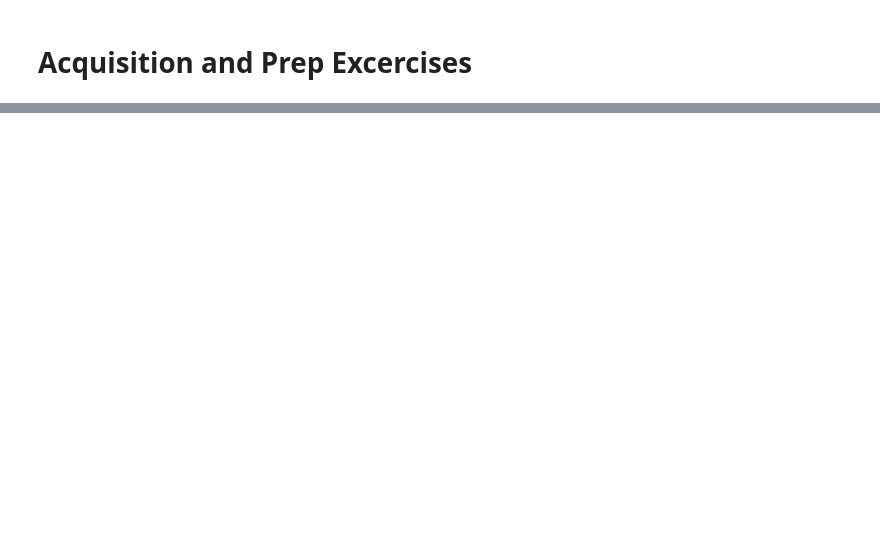
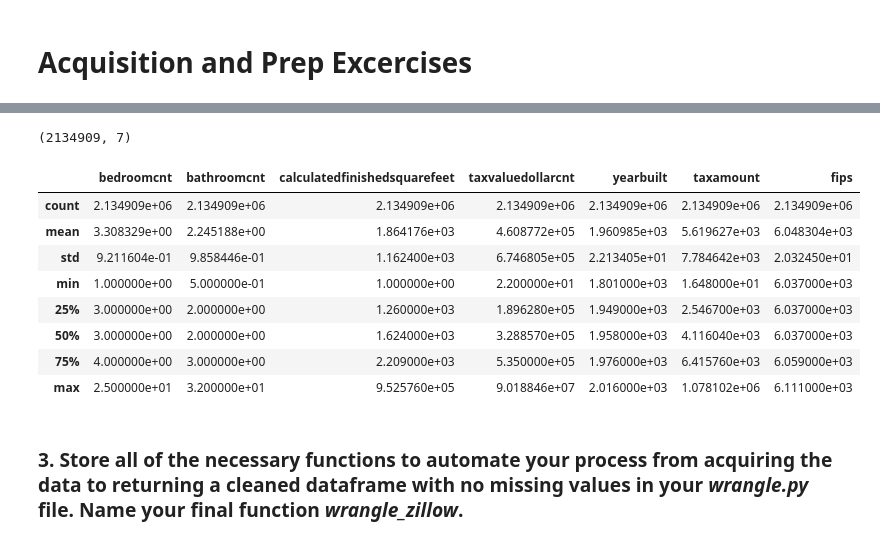
Before and after one commit to Marc-Aradillas/regression-exercises, a Jupyter notebook: wrangle.ipynb, the cells around one changed output, grey strips where cells are left out. Drawn from its saved outputs; the diff is of its cells as text; code cells hidden in the pictures; blank space fills up the shorter version.

```diff
--- a/wrangle.ipynb
+++ b/wrangle.ipynb
@@ -55,0 +222,3 @@ In these exercises, you will complete the first step toward the above goal: acqu
+# %%
+df.taxvaluedollarcnt = df.taxvaluedollarcnt.astype('int')
+df.taxvaluedollarcnt
@@ -55,0 +240,3 @@ In these exercises, you will complete the first step toward the above goal: acqu
+# %%
+df.calculatedfinishedsquarefeet = df.calculatedfinishedsquarefeet.astype('int')
+df.calculatedfinishedsquarefeet
@@ -55,0 +270,3 @@ In these exercises, you will complete the first step toward the above goal: acqu
+# %%
+df = df[df.bathroomcnt != 0.0]
+df.head()
@@ -55,0 +282,3 @@ In these exercises, you will complete the first step toward the above goal: acqu
+# %%
+df = df[df.bedroomcnt != 0.0]
+df.head()
@@ -55,0 +311,16 @@ In these exercises, you will complete the first step toward the above goal: acqu
+# %%
+df.shape
+# %% [output]
+(2134909, 7)
+# %%
+df.describe()
+# %% [output]
+|  | bedroomcnt | bathroomcnt | calculatedfinishedsquarefeet | taxvaluedollarcnt | yearbuilt | taxamount | fips |
+| count | 2.134909e+06 | 2.134909e+06 | 2.134909e+06 | 2.134909e+06 | 2.134909e+06 | 2.134909e+06 | 2.134909e+06 |
+| mean | 3.308329e+00 | 2.245188e+00 | 1.864176e+03 | 4.608772e+05 | 1.960985e+03 | 5.619627e+03 | 6.048304e+03 |
+| std | 9.211604e-01 | 9.858446e-01 | 1.162400e+03 | 6.746805e+05 | 2.213405e+01 | 7.784642e+03 | 2.032450e+01 |
+| min | 1.000000e+00 | 5.000000e-01 | 1.000000e+00 | 2.200000e+01 | 1.801000e+03 | 1.648000e+01 | 6.037000e+03 |
+| 25% | 3.000000e+00 | 2.000000e+00 | 1.260000e+03 | 1.896280e+05 | 1.949000e+03 | 2.546700e+03 | 6.037000e+03 |
+| 50% | 3.000000e+00 | 2.000000e+00 | 1.624000e+03 | 3.288570e+05 | 1.958000e+03 | 4.116040e+03 | 6.037000e+03 |
+| 75% | 4.000000e+00 | 3.000000e+00 | 2.209000e+03 | 5.350000e+05 | 1.976000e+03 | 6.415760e+03 | 6.059000e+03 |
+| max | 2.500000e+01 | 3.200000e+01 | 9.525760e+05 | 9.018846e+07 | 2.016000e+03 | 1.078102e+06 | 6.111000e+03 |
@@ -55,0 +329,2 @@ In these exercises, you will complete the first step toward the above goal: acqu
+# %% [markdown]
+### 3. Store all of the necessary functions to automate your process from acquiring the data to returning a cleaned dataframe with no missing values in your *wrangle.py* file. Name your final function *wrangle_zillow*.
```
Also changed, not shown: parts of 53 cells of this notebook, 1 other file.
